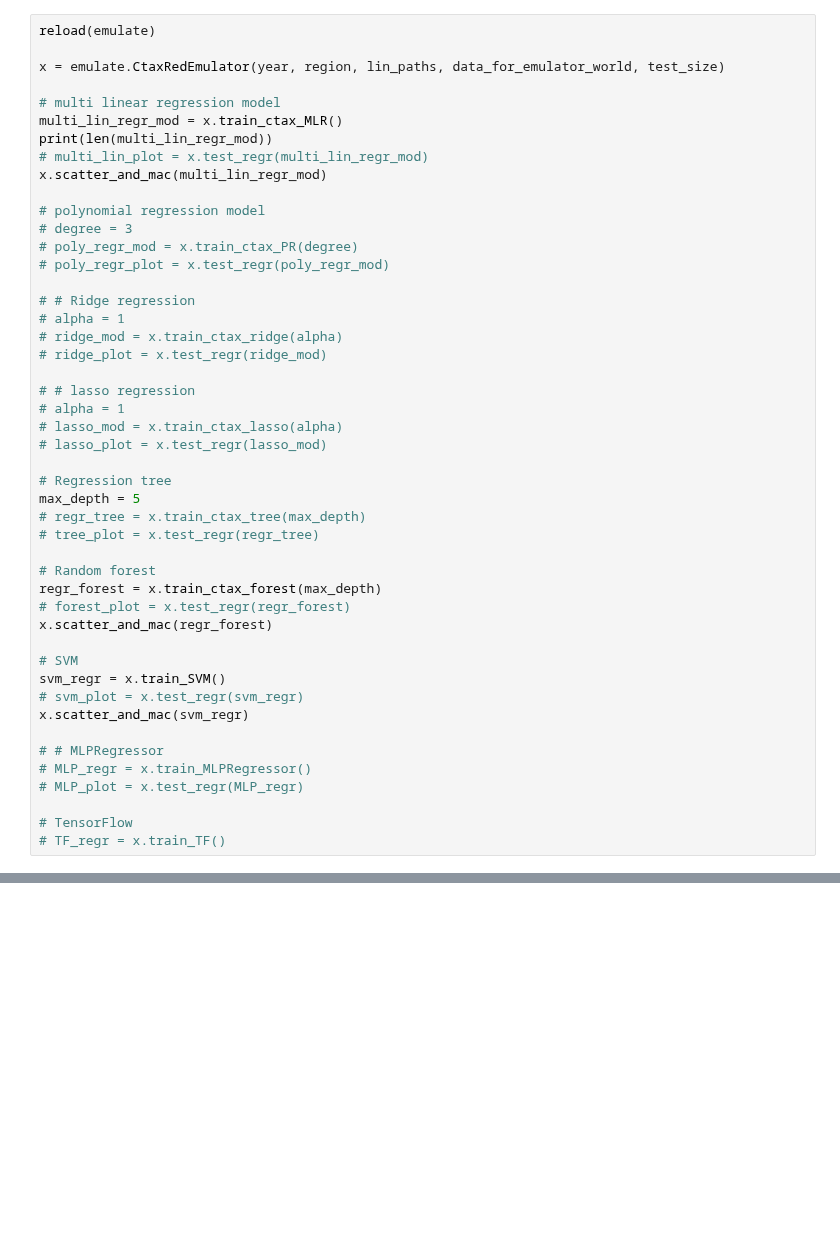
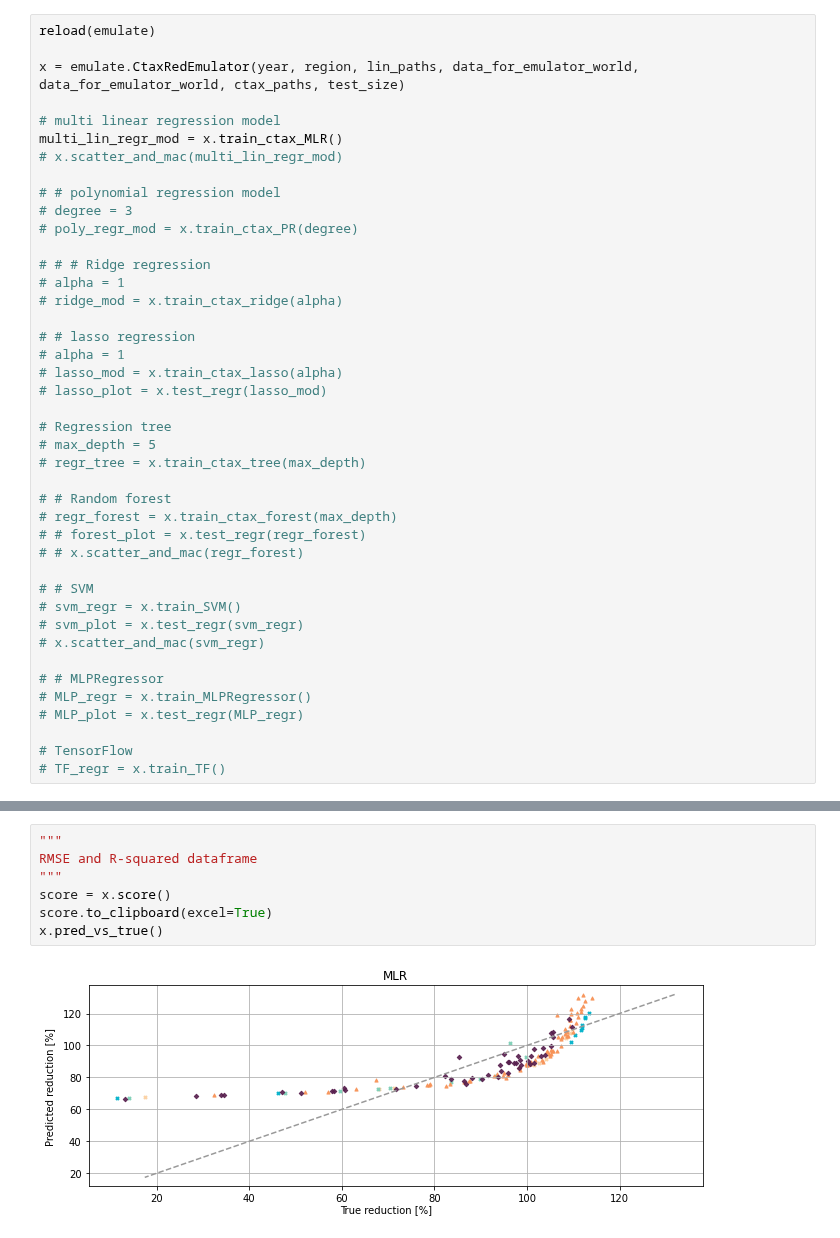
Before and after one commit to TVHTE/PBL_Code, a Jupyter notebook: Emulator/main_emulator.ipynb, the cells around one changed output, grey strips where cells are left out. Drawn from its saved outputs; the diff is of its cells as text; blank space fills up the shorter version.

```diff
--- a/Emulator/main_emulator.ipynb
+++ b/Emulator/main_emulator.ipynb
@@ -210,23 +198,19 @@ weights dataframe:
 # %%
 reload(emulate)
 
-x = emulate.CtaxRedEmulator(year, region, lin_paths, data_for_emulator_world, test_size)
+x = emulate.CtaxRedEmulator(year, region, lin_paths, data_for_emulator_world, data_for_emulator_world, ctax_paths, test_size)
 
 # multi linear regression model
 multi_lin_regr_mod = x.train_ctax_MLR()
-print(len(multi_lin_regr_mod))
-# multi_lin_plot = x.test_regr(multi_lin_regr_mod)
-x.scatter_and_mac(multi_lin_regr_mod)
+# x.scatter_and_mac(multi_lin_regr_mod)
 
-# polynomial regression model
+# # polynomial regression model
 # degree = 3
 # poly_regr_mod = x.train_ctax_PR(degree)
-# poly_regr_plot = x.test_regr(poly_regr_mod)
 
-# # Ridge regression
+# # # Ridge regression
 # alpha = 1
 # ridge_mod = x.train_ctax_ridge(alpha)
-# ridge_plot = x.test_regr(ridge_mod)
 
 # # lasso regression
 # alpha = 1
@@ -234,19 +218,18 @@ x.scatter_and_mac(multi_lin_regr_mod)
 # lasso_plot = x.test_regr(lasso_mod)
 
 # Regression tree
-max_depth = 5
+# max_depth = 5
 # regr_tree = x.train_ctax_tree(max_depth)
-# tree_plot = x.test_regr(regr_tree)
 
-# Random forest
-regr_forest = x.train_ctax_forest(max_depth)
-# forest_plot = x.test_regr(regr_forest)
-x.scatter_and_mac(regr_forest)
+# # Random forest
+# regr_forest = x.train_ctax_forest(max_depth)
+# # forest_plot = x.test_regr(regr_forest)
+# # x.scatter_and_mac(regr_forest)
 
-# SVM
-svm_regr = x.train_SVM()
+# # SVM
+# svm_regr = x.train_SVM()
 # svm_plot = x.test_regr(svm_regr)
-x.scatter_and_mac(svm_regr)
+# x.scatter_and_mac(svm_regr)
 
 # # MLPRegressor
 # MLP_regr = x.train_MLPRegressor()
@@ -299,0 +240,9 @@ miti_timer.head()
+# %%
+"""
+RMSE and R-squared dataframe
+"""
+score = x.score()
+score.to_clipboard(excel=True)
+x.pred_vs_true()
+# %% [output]
+[figure, added]
```
Also changed, not shown: parts of 13 cells of this notebook, 4 other files.
